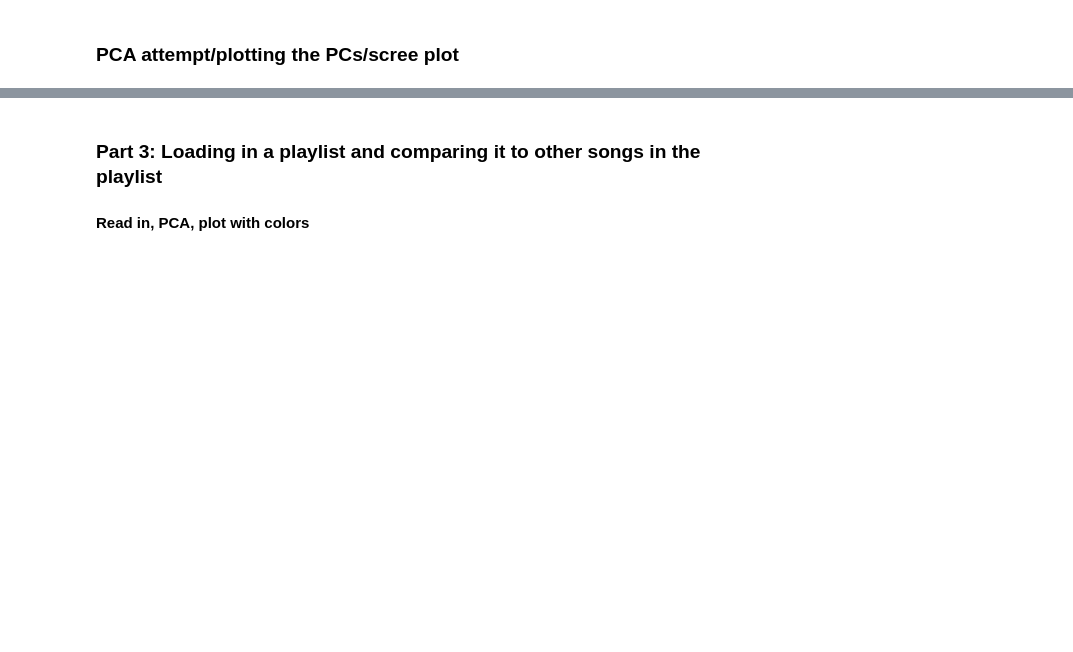
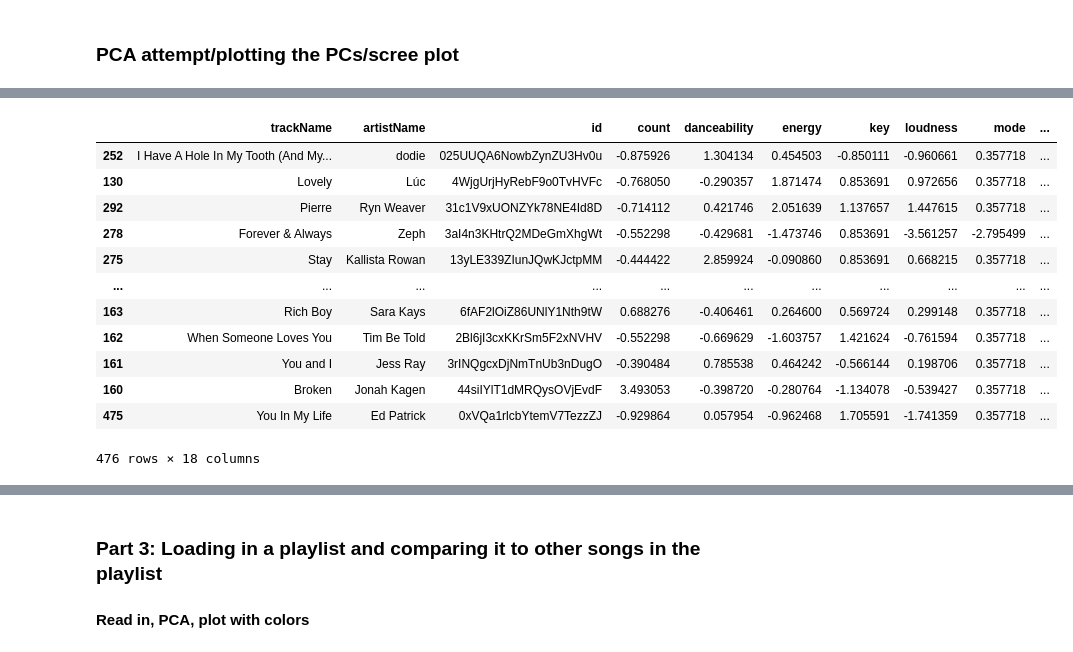
Before and after one commit to JessicaGolden/music_108, a Jupyter notebook: music_108_v01.ipynb, the cells around one changed output, grey strips where cells are left out. Cells and saved outputs as stored; diff of their text form; code cells hidden in the pictures; blank space fills up the shorter version.

Commit message:
fixed PCA, doing some clustering
Figuring out optimal way to cluster/identify playlists

```diff
--- a/music_108_v01.ipynb
+++ b/music_108_v01.ipynb
@@ -201 +204,5 @@ px.scatter(data_frame=tst, x='pc1', y='pc2', hover_data='trackName')
 #### PCA/plot/etc, figuring out what matters most in a song, what makes a song similar to another?
+# %%
+cluster_df = songs_df.set_index(['trackName', 'artistName', 'id']).dropna()
+cluster_df = (cluster_df - np.mean(cluster_df, axis=0)) / np.std(cluster_df, axis=0)
+cluster_df.head(5)
@@ -201,0 +223,3 @@ px.scatter(data_frame=tst, x='pc1', y='pc2', hover_data='trackName')
+# %%
+cluster = MeanShift().fit(cluster_df)
+cluster.labels_
@@ -201,0 +244,19 @@ px.scatter(data_frame=tst, x='pc1', y='pc2', hover_data='trackName')
+# %%
+cluster_w_labels = cluster_df.reset_index()
+cluster_w_labels['color'] = cluster.labels_
+# px.scatter(cluster_w_labels, x='count', y='energy', color='color', hover_data='trackName')
+# cluster_w_labels.sort_values('color', ascending=False)
+# %% [output]
+|  | trackName | artistName | id | count | danceability | energy | key | loudness | mode | ... |
+| 252 | I Have A Hole In My Tooth (And My... | dodie | 025UUQA6NowbZynZU3Hv0u | -0.875926 | 1.304134 | 0.454503 | -0.850111 | -0.960661 | 0.357718 | ... |
+| 130 | Lovely | Lúc | 4WjgUrjHyRebF9o0TvHVFc | -0.768050 | -0.290357 | 1.871474 | 0.853691 | 0.972656 | 0.357718 | ... |
+| 292 | Pierre | Ryn Weaver | 31c1V9xUONZYk78NE4Id8D | -0.714112 | 0.421746 | 2.051639 | 1.137657 | 1.447615 | 0.357718 | ... |
+| 278 | Forever & Always | Zeph | 3aI4n3KHtrQ2MDeGmXhgWt | -0.552298 | -0.429681 | -1.473746 | 0.853691 | -3.561257 | -2.795499 | ... |
+| 275 | Stay | Kallista Rowan | 13yLE339ZIunJQwKJctpMM | -0.444422 | 2.859924 | -0.090860 | 0.853691 | 0.668215 | 0.357718 | ... |
+| ... | ... | ... | ... | ... | ... | ... | ... | ... | ... | ... |
+| 163 | Rich Boy | Sara Kays | 6fAF2lOiZ86UNlY1Nth9tW | 0.688276 | -0.406461 | 0.264600 | 0.569724 | 0.299148 | 0.357718 | ... |
+| 162 | When Someone Loves You | Tim Be Told | 2Bl6jI3cxKKrSm5F2xNVHV | -0.552298 | -0.669629 | -1.603757 | 1.421624 | -0.761594 | 0.357718 | ... |
+| 161 | You and I | Jess Ray | 3rINQgcxDjNmTnUb3nDugO | -0.390484 | 0.785538 | 0.464242 | -0.566144 | 0.198706 | 0.357718 | ... |
+| 160 | Broken | Jonah Kagen | 44siIYlT1dMRQysOVjEvdF | 3.493053 | -0.398720 | -0.280764 | -1.134078 | -0.539427 | 0.357718 | ... |
+| 475 | You In My Life | Ed Patrick | 0xVQa1rlcbYtemV7TezzZJ | -0.929864 | 0.057954 | -0.962468 | 1.705591 | -1.741359 | 0.357718 | ... |
+476 rows × 18 columns
```
Also changed, not shown: parts of 17 cells of this notebook, 1 other file.
